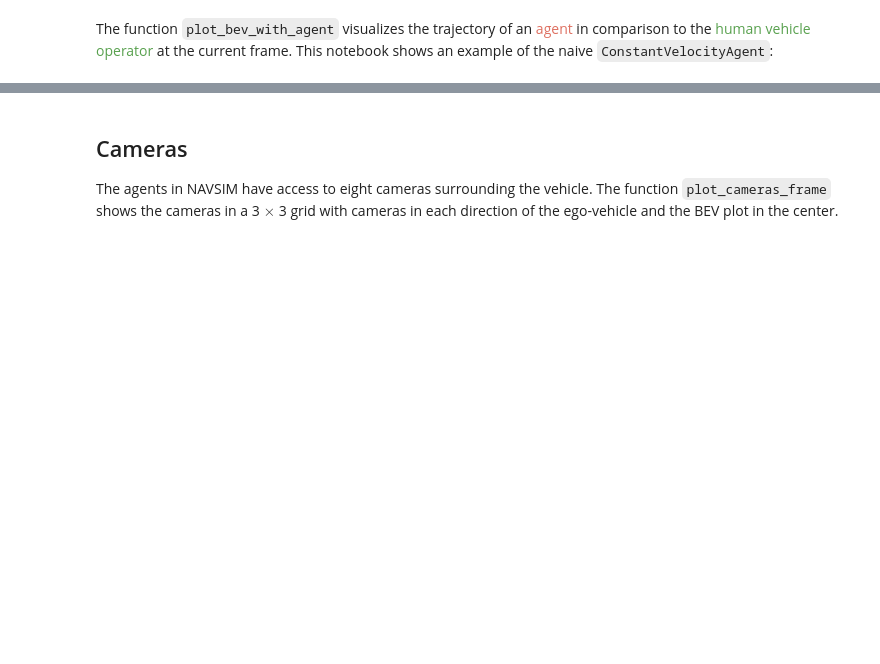
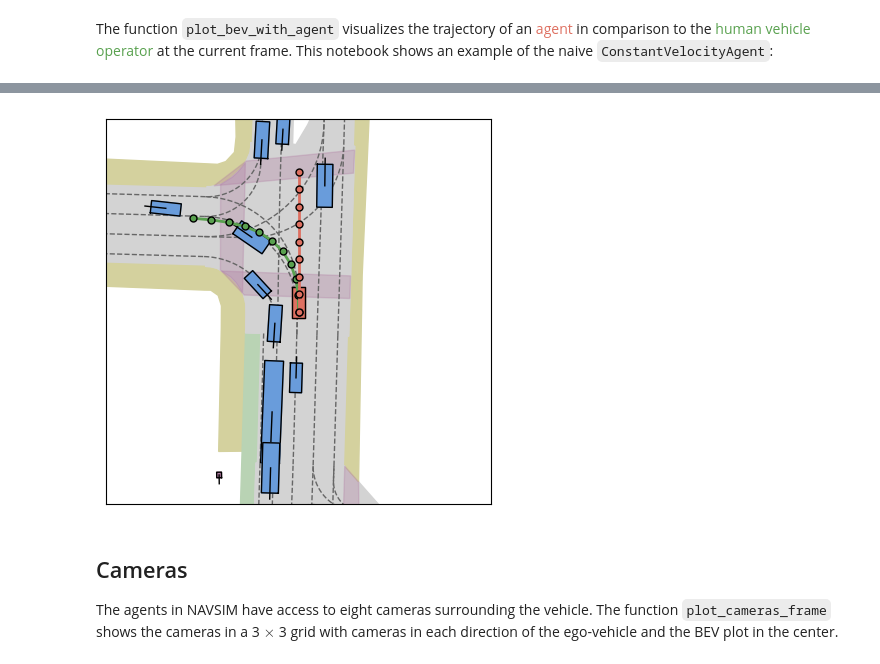
Before and after one commit to gyomberpet/msc_thesis, a Jupyter notebook: tutorial/visualization.ipynb, the cells around one changed output, grey strips where cells are left out. Drawn from its saved outputs; the diff is of its cells as text; code cells hidden in the pictures; blank space fills up the shorter version.

```diff
--- a/tutorial/visualization.ipynb
+++ b/tutorial/visualization.ipynb
@@ -89,3 +94,11 @@ plt.show()
+# %%
+agent = ConstantVelocityAgent()
+fig, ax = plot_bev_with_agent(scene, agent)
+
+plt.savefig("cv_agent.jpg", dpi=300)
+plt.show()
+# %% [output]
+[figure, added]
 # %% [markdown]
 ## Cameras <a name="bev"></a>
 
```
Also changed, not shown: parts of 6 cells of this notebook, 34 other files.
